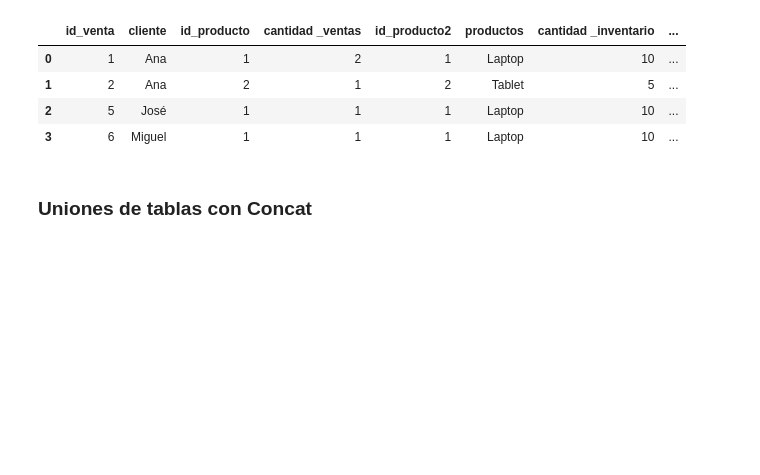
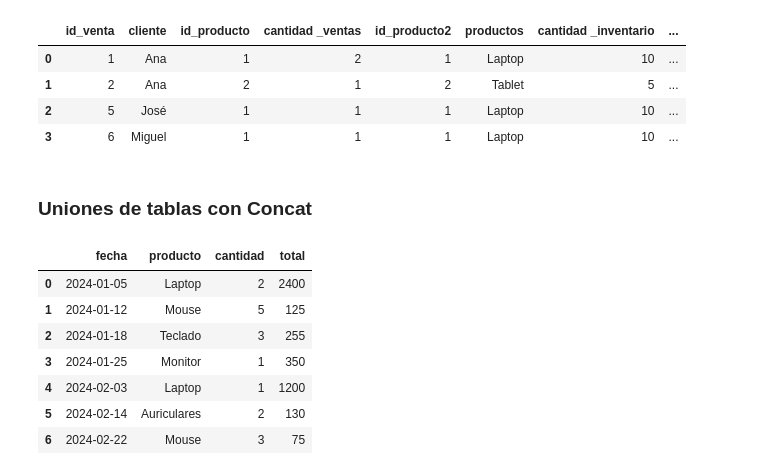
Before and after one commit to netcluster/Python-para-el-an-lisis-de-datos, a Jupyter notebook: Unidad 2/manipulacion_de_datos.ipynb, the cells around one changed output. Cells and saved outputs as stored; diff of their text form; code cells hidden in the pictures; blank space fills up the shorter version.

```diff
--- a/Unidad 2/manipulacion_de_datos.ipynb
+++ b/Unidad 2/manipulacion_de_datos.ipynb
@@ -837,3 +837,32 @@ suffixes=('_ventas', '_inventario')
 | 3 | 6 | Miguel | 1 | 1 | 1 | Laptop | 10 | ... |
 # %% [markdown]
 ### Uniones de tablas con Concat
+# %%
+#Crear dataframe de ejemplo: ventas de enero
+df_enero = pd.DataFrame(
+    {
+    'fecha': ['2024-01-05', '2024-01-12', '2024-01-18', '2024-01-25'],
+    'producto': ['Laptop', 'Mouse', 'Teclado', 'Monitor'],
+    'cantidad': [2, 5, 3, 1],
+    'total': [2400, 125, 255, 350]
+    }
+)
+#Crear dataframe de ejemplo: ventas de enero
+df_febrero = pd.DataFrame(
+    {
+    'fecha': ['2024-02-03', '2024-02-14', '2024-02-22'],
+    'producto': ['Laptop', 'Auriculares', 'Mouse'],
+    'cantidad': [1, 2, 3],
+    'total': [1200, 130, 75]
+    }
+)
+pd.concat([df_enero, df_febrero], ignore_index=True)
+# %% [output]
+|  | fecha | producto | cantidad | total |
+| 0 | 2024-01-05 | Laptop | 2 | 2400 |
+| 1 | 2024-01-12 | Mouse | 5 | 125 |
+| 2 | 2024-01-18 | Teclado | 3 | 255 |
+| 3 | 2024-01-25 | Monitor | 1 | 350 |
+| 4 | 2024-02-03 | Laptop | 1 | 1200 |
+| 5 | 2024-02-14 | Auriculares | 2 | 130 |
+| 6 | 2024-02-22 | Mouse | 3 | 75 |
```
Also changed, not shown: parts of 1 cell of this notebook, 3 other files.
